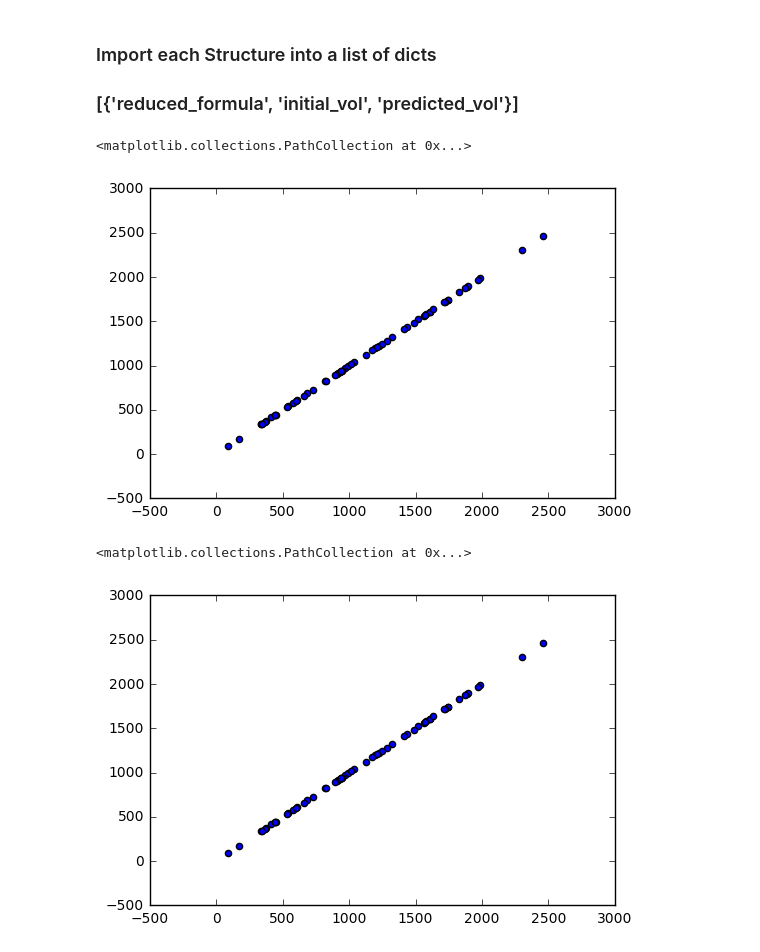
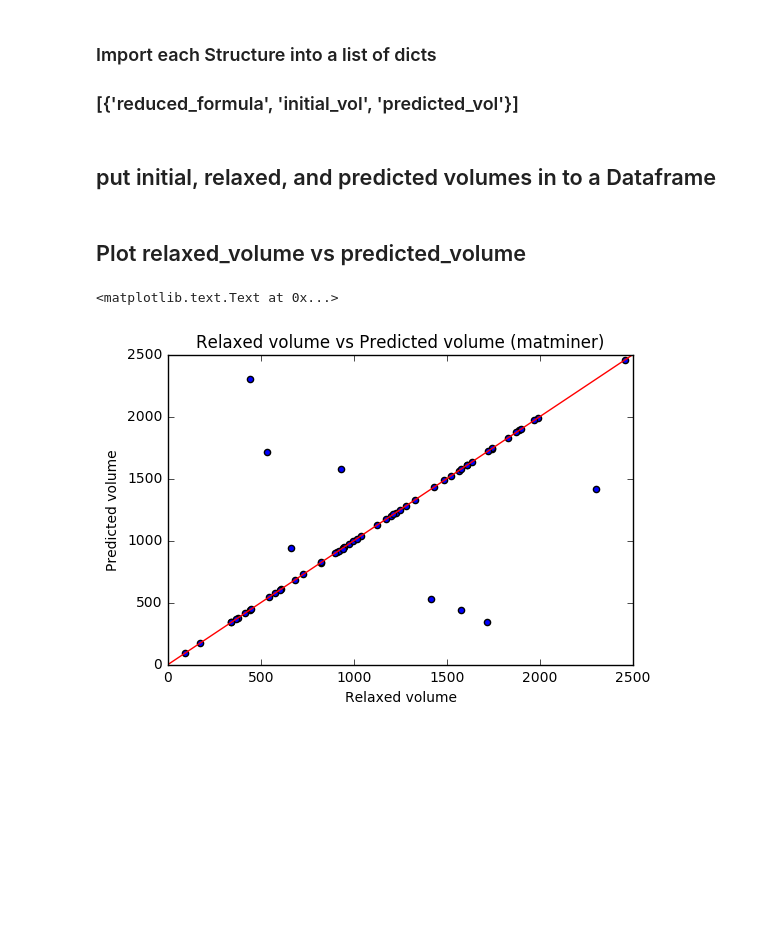
Before and after one commit to sayanroyc/HackingMaterials, a Jupyter notebook: VolumePredictor/initial_relaxed_predicted_graphs.ipynb, the cells around one changed output. Saved outputs shown, nothing was run; the diff lists cells and outputs as text; code cells hidden in the pictures; blank space fills up the shorter version.

Commit message:
plotted init_vol vs predicted, relaxed_vol vs predicted

```diff
--- a/VolumePredictor/initial_relaxed_predicted_graphs.ipynb
+++ b/VolumePredictor/initial_relaxed_predicted_graphs.ipynb
@@ -28,6 +28,7 @@ relaxed_volumes = []
 for f in os.listdir(RELAXED_STRUCTURES_PATH):
     if f.endswith(".cif"):
         s = Structure.from_file(RELAXED_STRUCTURES_PATH+f)
-        pred_vol = VolumePredictor().predict(s)
-        relaxed_volumes.append({'reduced_formula':s.composition.reduced_formula, 'relaxed_volume':s.volume, 'predicted_volume':pred_vol})
+        #pred_vol = VolumePredictor().predict(s)
+        #relaxed_volumes.append({'reduced_formula':s.composition.reduced_formula, 'relaxed_volume':s.volume, 'predicted_volume':pred_vol})
+        relaxed_volumes.append({'reduced_formula':s.composition.reduced_formula, 'relaxed_volume':s.volume})
         # print s.composition.reduced_formula, "Initial vol: {}".format(s.volume), "Predicted vol: {}".format(pred_vol)
@@ -37,10 +35,30 @@ r_v = pd.DataFrame(relaxed_volumes, columns=['reduced_formula', 'relaxed_volume'
-# %%
-plt.scatter(i_v['initial_volume'], i_v['predicted_volume'])
-# %% [output]
-<matplotlib.collections.PathCollection at 0x...>
-[figure, removed]
-# %%
-plt.scatter(r_v['relaxed_volume'], r_v['predicted_volume'])
-# %% [output]
-<matplotlib.collections.PathCollection at 0x...>
-[figure, removed]
+# %% [markdown]
+## put initial, relaxed, and predicted volumes in to a Dataframe
+# %%
+i_v = pd.DataFrame(initial_volumes, columns=['reduced_formula', 'initial_volume', 'predicted_volume'])
+r_v = pd.DataFrame(relaxed_volumes, columns=['reduced_formula', 'relaxed_volume'])
+#i_v = pd.DataFrame(initial_volumes)
+#r_v = pd.DataFrame(relaxed_volumes)
+# v = i_v.merge(r_v, on='reduced_formula')
+
+v = i_v.merge(r_v, on='reduced_formula', left_index=True, right_index=True)
+v = v[['reduced_formula', 'initial_volume', 'relaxed_volume', 'predicted_volume']] # rearrange order of columns
+# v['vols_equ'] = v['initial_volume']==v['relaxed_volume'] # just checking if initial and relaxed volumes were all equal..
+# v = pd.concat([i_v, r_v], axis=1)
+with pd.option_context('display.max_rows', 999, 'display.max_columns', 5):
+    print v
+# %% [markdown]
+## Plot relaxed_volume vs predicted_volume
+# %%
+plt.scatter(v['relaxed_volume'], v['predicted_volume'])
+# plot x = y since predicted_volume should (theoretically) match
+x = [0, 2500]
+y = [0, 2500]
+plt.plot(x,y,'r')
+plt.axis([0, 2500, 0, 2500]) # set axes length
+plt.xlabel('Relaxed volume')
+plt.ylabel('Predicted volume')
+plt.title('Relaxed volume vs Predicted volume (matminer)')
+# %% [output]
+<matplotlib.text.Text at 0x...>
+[figure, added]
```
Also changed, not shown: parts of 3 cells of this notebook.
